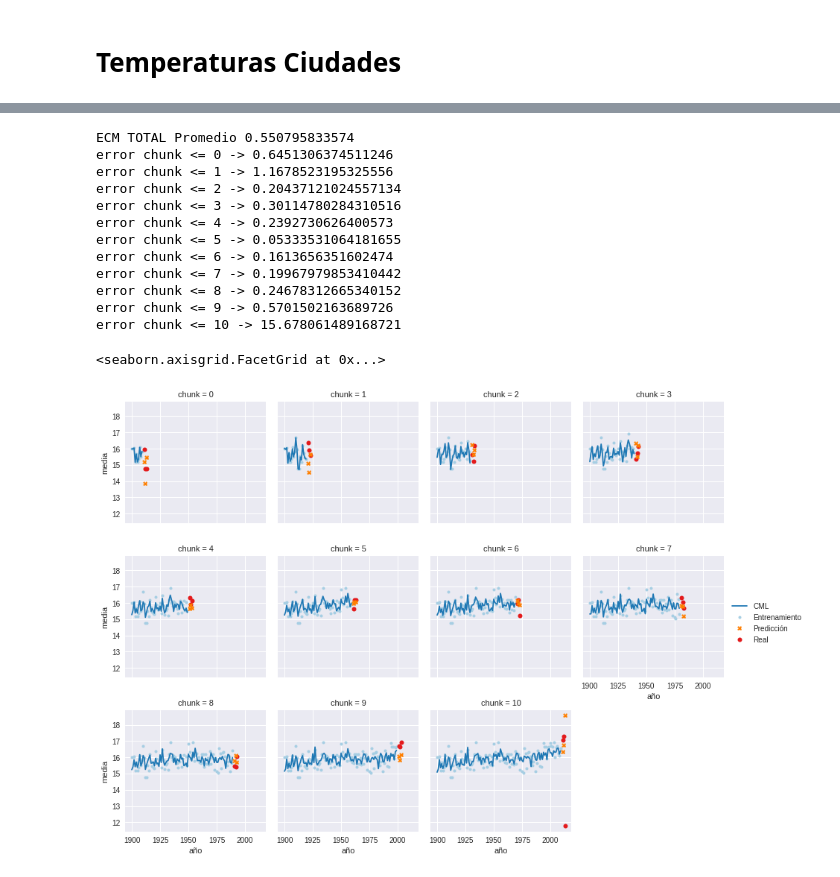
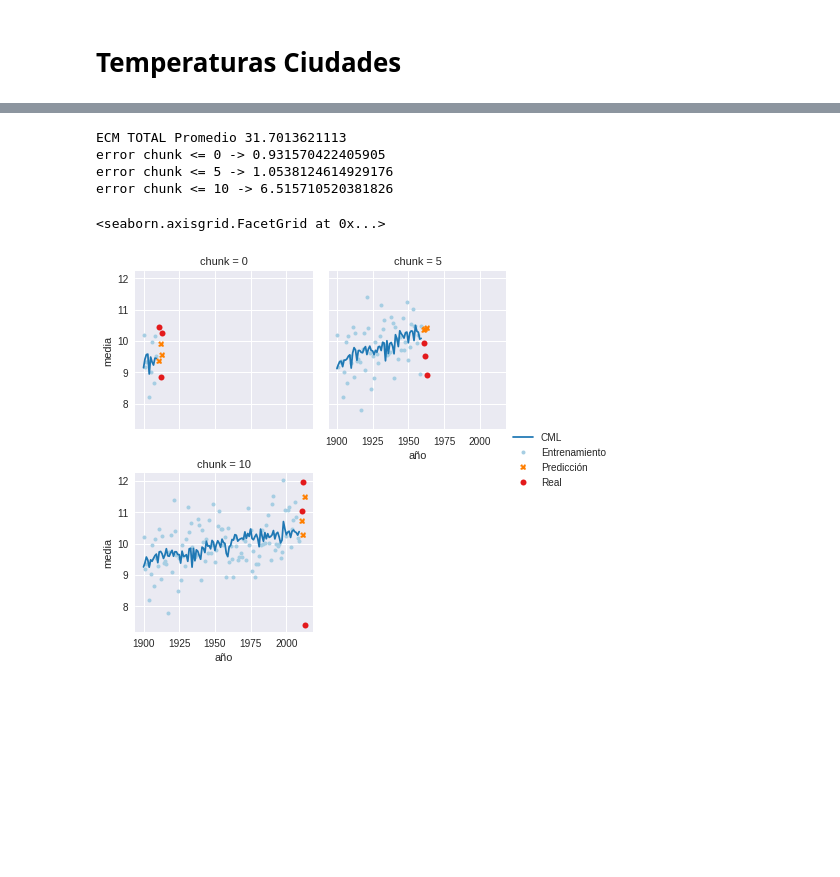
Before and after one commit to smcsicardi/metnum-tp3, a Jupyter notebook: temperaturas ciudades.ipynb, the cells around one changed output, grey strips where cells are left out. Saved outputs shown, nothing was run; the diff lists cells and outputs as text; code cells hidden in the pictures; blank space fills up the shorter version.

```diff
--- a/temperaturas ciudades.ipynb
+++ b/temperaturas ciudades.ipynb
@@ -321,51 +574,51 @@ error chunk <= 10 -> 1.004458711464151
 # %%
 # TEST
-# Pruebo si puedo predecir la ciudad del oeste 'El Paso' con las del Este.
+# Pruebo si puedo predecir la ciudad del este 'Cleveland' con las del Oeste.
+# Desde 1900 hasta 2010 tomando chunks de 10 años y prediciendo los siguientes 3.
 # Variables -> avg, altitude, year
-# funcion variables a la 1
-# Tomando el test anterior veo si puedo predecir 3 años en vez de 1
+# funcion: variables a la 7
 
-ciudadWest = 'El Paso'
-dfCity = groupByCitiesW.get_group(ciudadWest)
-dfe = dfE.copy(deep=True)
-funcion = lambda xs: [xs[i] for i in range(len(xs))] + [1]
+ciudadEast = 'Cleveland'
+dfCity = groupByCitiesE.get_group(ciudadEast)
+dfw= dfW.copy(deep=True)
+funcion = lambda xs: [xs[i]**7 for i in range(len(xs))] + [1]
 
-dicChunks = calcularDatosEnChunks(dfCity, dfe, 1900, 10, 2010, 3, funcion)
+dicChunks = calcularDatosEnChunks(dfCity, dfw, 1900, 10, 2010, 3, funcion)
 
 df2 = pd.DataFrame(dicChunks).T
 df2.columns = ['fechasT', 'xsT', 'ysT', 'resXST', 'fechasP', 'xsP', 'ysP', 'resXSP']
 
 # Agrego una columna de enteros al dataframe para poder pasarsela al facetGrid sino tira error
 df2.sort_values(['fechasP'], inplace=True)
 chunkList = []
 for i in range(len(list(df2['fechasP']))):
     chunkList.append(i)
 df2['chunk'] = chunkList
 
 # Calculo el ECM Promedio de todos
-dicECM = calcularDatosEnChunks(dfCity, dfe, 1900, 1, 2010, 1, funcion)
+dicECM = calcularDatosEnChunks(dfCity, dfw, 1900, 1, 2010, 1, funcion)
 ecmProm = 0
 for k,v in dicECM.items():
     ecmProm += ecm(v[7], v[6])
 ecmProm = ecmProm/len(dicECM)
 print("ECM TOTAL Promedio", ecmProm)
 
-l = sns.FacetGrid(df2, col="chunk", col_wrap=4, size=3)
+#PARA IMPRIMIR LOS 10 CHUNKS
+#l = sns.FacetGrid(df2, col="chunk", col_wrap=4, size=3)
+
+#ESTAS LINEAS HACEN QUE SE IMPRIMAN SOLO 3 CHUNKS 0, 5 Y 10
+dfChunks0510 = pd.concat([df2[df2['chunk'] == 0 ], df2[df2['chunk'] == 5], df2[df2['chunk'] == 10]])
+l = sns.FacetGrid(dfChunks0510, col="chunk", col_wrap=2, size=3)
+
+
+#ESTAS LINEAS SIRVEN PARA AMBAS IMPRESIONES
 l.map_dataframe(funcForPlot, 'fechasT', 'resXST').set_xlabels('año').set_ylabels('media')
 #si add_legend() no esta despues de map_dataframe() no lo agrega
 l.add_legend()
 # %% [output]
-ECM TOTAL Promedio 0.550795833574
-error chunk <= 0 -> 0.6451306374511246
-error chunk <= 1 -> 1.1678523195325556
-error chunk <= 2 -> 0.20437121024557134
-error chunk <= 3 -> 0.30114780284310516
-error chunk <= 4 -> 0.2392730626400573
-error chunk <= 5 -> 0.05333531064181655
-error chunk <= 6 -> 0.1613656351602474
-error chunk <= 7 -> 0.19967979853410442
-error chunk <= 8 -> 0.24678312665340152
-error chunk <= 9 -> 0.5701502163689726
-error chunk <= 10 -> 15.678061489168721
+ECM TOTAL Promedio 31.7013621113
+error chunk <= 0 -> 0.931570422405905
+error chunk <= 5 -> 1.0538124614929176
+error chunk <= 10 -> 6.515710520381826
 <seaborn.axisgrid.FacetGrid at 0x...>
-[figure, old version]
+[figure, new version]
```
Also changed, not shown: parts of 14 cells of this notebook.
